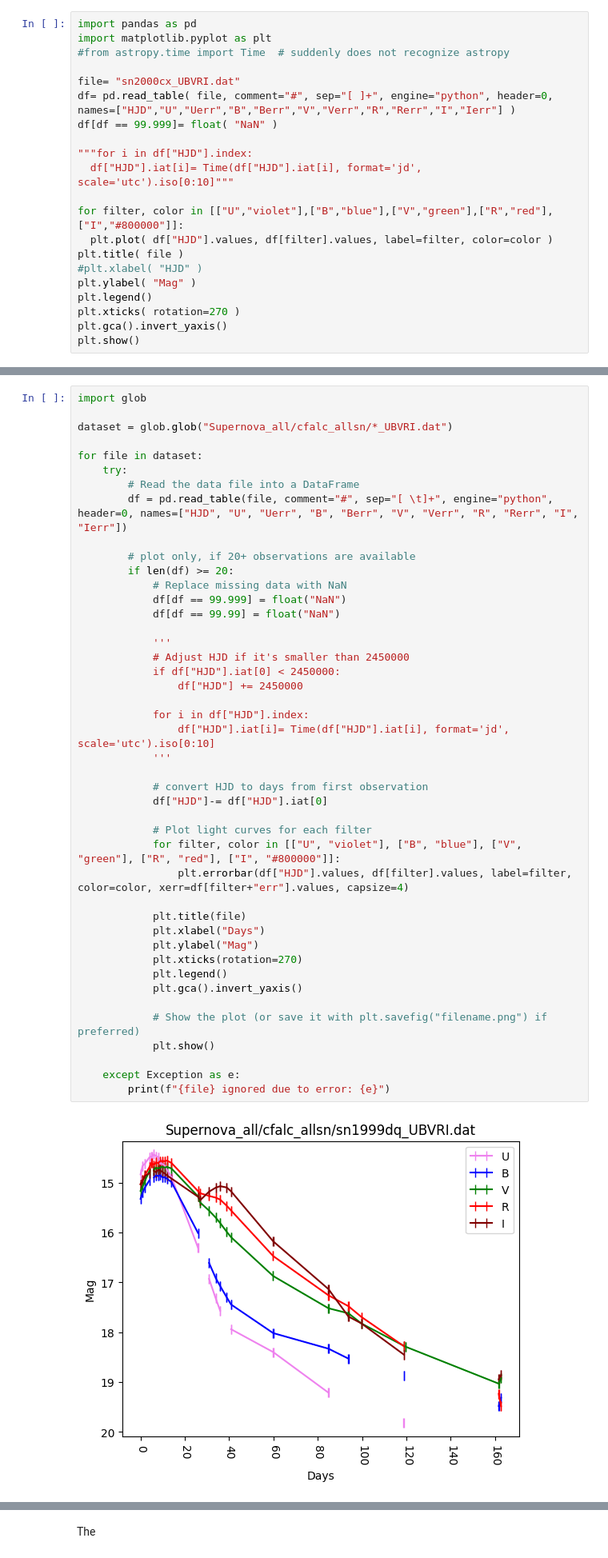
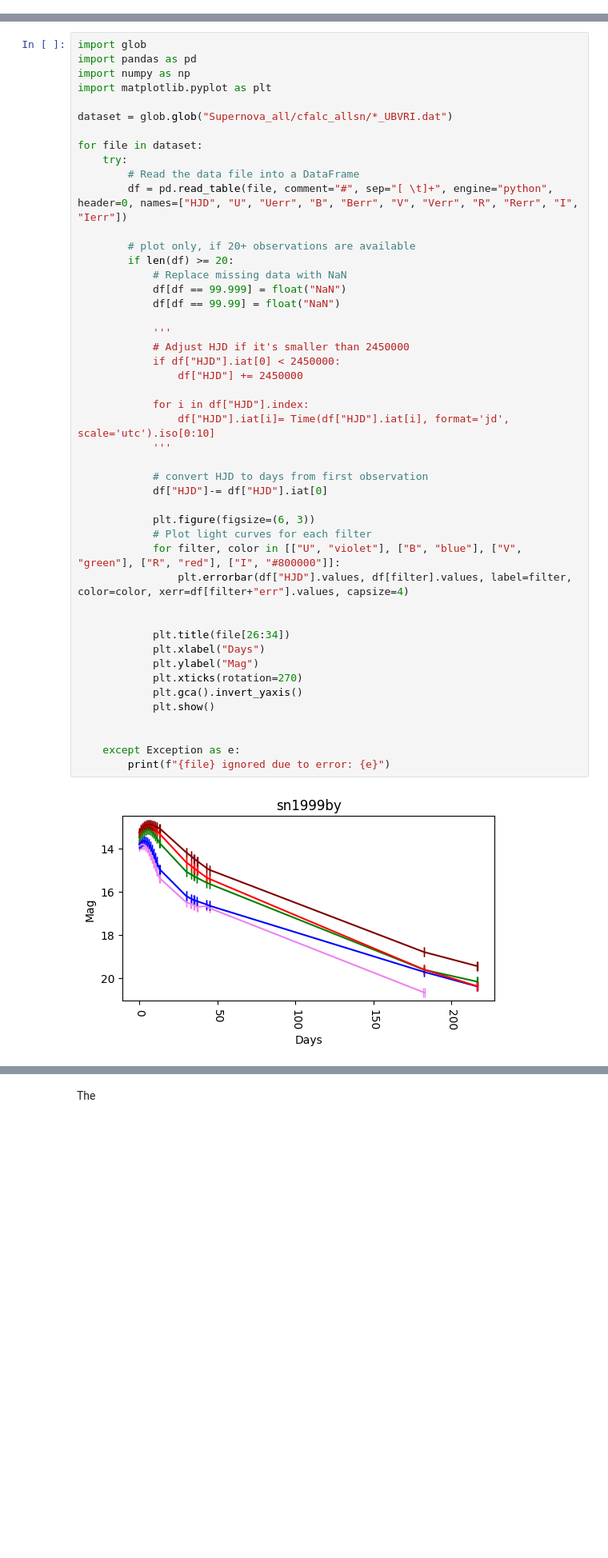
Before and after one commit to ThomasSchallar/statistics, a Jupyter notebook: main_file.ipynb, the cells around one changed output, grey strips where cells are left out. Shown at 80% size. Cells and saved outputs as stored; diff of their text form; blank space fills up the shorter version.

```diff
--- a/main_file.ipynb
+++ b/main_file.ipynb
@@ -33,21 +23,0 @@ The CfA program relies on a network of amateur and professional astronomers for
-# %%
-import pandas as pd
-import matplotlib.pyplot as plt
-#from astropy.time import Time  # suddenly does not recognize astropy
-
-file= "sn2000cx_UBVRI.dat"
-df= pd.read_table( file, comment="#", sep="[ ]+", engine="python", header=0, names=["HJD","U","Uerr","B","Berr","V","Verr","R","Rerr","I","Ierr"] )
-df[df == 99.999]= float( "NaN" )
-
-"""for i in df["HJD"].index:
-  df["HJD"].iat[i]= Time(df["HJD"].iat[i], format='jd', scale='utc').iso[0:10]"""
-
-for filter, color in [["U","violet"],["B","blue"],["V","green"],["R","red"],["I","#800000"]]:
-  plt.plot( df["HJD"].values, df[filter].values, label=filter, color=color )
-plt.title( file )
-#plt.xlabel( "HJD" )
-plt.ylabel( "Mag" )
-plt.legend()
-plt.xticks( rotation=270 )
-plt.gca().invert_yaxis()
-plt.show()
@@ -71,6 +57,9 @@ To get an overview of what's going on, we plotted out all data files that contai
 The error bars show that the measurements were not taken at regular intervals. In some cases, the intervals are greater than 100 days, making them difficult to compare.
 # %%
 import glob
+import pandas as pd
+import numpy as np
+import matplotlib.pyplot as plt
 
 dataset = glob.glob("Supernova_all/cfalc_allsn/*_UBVRI.dat")
 
@@ -83,35 +72,35 @@ for file in dataset:
         if len(df) >= 20:
             # Replace missing data with NaN
             df[df == 99.999] = float("NaN")
             df[df == 99.99] = float("NaN")
 
             '''
             # Adjust HJD if it's smaller than 2450000
             if df["HJD"].iat[0] < 2450000:
                 df["HJD"] += 2450000
 
             for i in df["HJD"].index:
                 df["HJD"].iat[i]= Time(df["HJD"].iat[i], format='jd', scale='utc').iso[0:10]
             '''
 
             # convert HJD to days from first observation
             df["HJD"]-= df["HJD"].iat[0]
 
+            plt.figure(figsize=(6, 3))
             # Plot light curves for each filter
             for filter, color in [["U", "violet"], ["B", "blue"], ["V", "green"], ["R", "red"], ["I", "#800000"]]:
                 plt.errorbar(df["HJD"].values, df[filter].values, label=filter, color=color, xerr=df[filter+"err"].values, capsize=4)
 
-            plt.title(file)
+
+            plt.title(file[26:34])
             plt.xlabel("Days")
             plt.ylabel("Mag")
             plt.xticks(rotation=270)
-            plt.legend()
             plt.gca().invert_yaxis()
+            plt.show()
 
-            # Show the plot (or save it with plt.savefig("filename.png") if preferred)
-            plt.show()
 
     except Exception as e:
         print(f"{file} ignored due to error: {e}")
 # %% [output]
-[figure, old version]
+[figure, new version]
```
Also changed, not shown: parts of 42 cells of this notebook.
